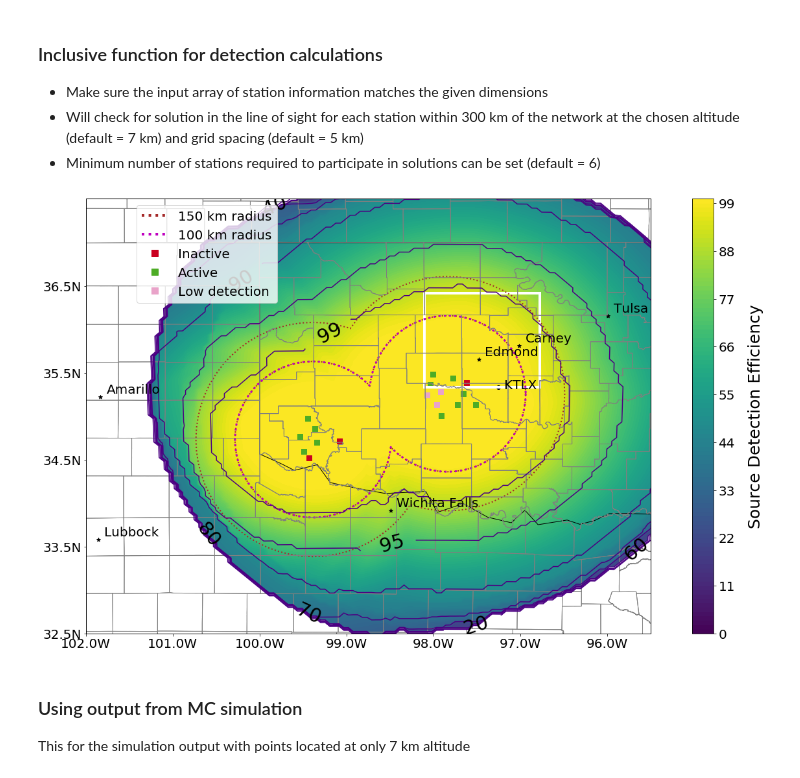
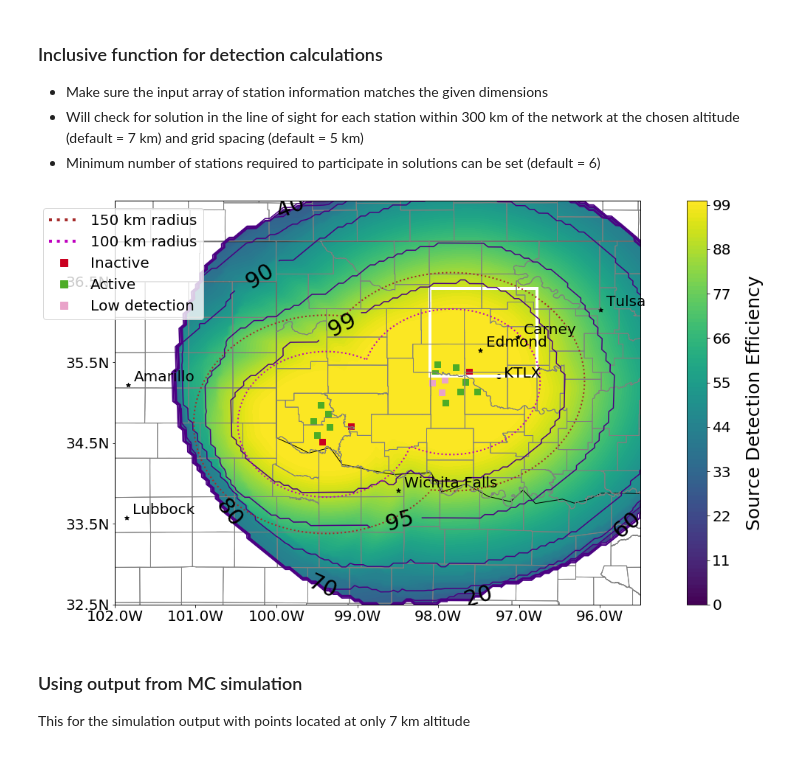
Before and after one commit to gewitterblitz/may19_2013_obs_analysis, a Jupyter notebook: notebooks/STBC_MWR_2020_Figure2.ipynb, the cells around one changed output. Saved outputs shown, nothing was run; the diff lists cells and outputs as text; code cells hidden in the pictures.

Commit message:
add files + data after revision round 2 (manuscript accepted)

```diff
--- a/notebooks/STBC_MWR_2020_Figure2.ipynb
+++ b/notebooks/STBC_MWR_2020_Figure2.ipynb
@@ -389,5 +198,13 @@ plt.rcParams["axes.labelpad"] = 20
 # %%
-plt.figure(figsize=(18,10))
+proj = ccrs.PlateCarree()
+poly_ctrl_lma1 = Polygon(transformed_coords(proj,lat=ctrl_lma_lat,lon=ctrl_lma_lon,radius=100e3))
+poly_ctrl_lma2 = Polygon(transformed_coords(proj,lat=ctrl_lma_lat,lon=ctrl_lma_lon,radius=150e3))
+
+poly_west_lma1 = Polygon(transformed_coords(proj,lat=west_lma_lat,lon=west_lma_lon,radius=100e3))
+poly_west_lma2 = Polygon(transformed_coords(proj,lat=west_lma_lat,lon=west_lma_lon,radius=150e3))
+
+
+fig = plt.figure(figsize=(18,10))
 ax = plt.axes(projection=ccrs.PlateCarree())
 
 plt.contourf(lonp, latp, np.ma.masked_where(sde<1, sde),
@@ -398,20 +215,6 @@ CS = plt.contour(lonp,latp,fde_a, colors='indigo',levels=(20,40,60,70,80,85,90,9
 plt.clabel(CS, inline=1, fontsize=30,fmt='%3.0f',colors='k',
            rightside_up=True)
 
-# plt.scatter(oklma_data[' lon'],oklma_data[' lat'],transform=ccrs.PlateCarree(),marker='s',color='k')
-# plt.tiss
-
-# ax.set_extent((-103, -90, 30, 40))
-states_provinces = cfeature.NaturalEarthFeature(
-    category='cultural',
-    name='admin_1_states_provinces_lines',
-    scale='110m',
-    facecolor='none')
-lakes = cfeature.NaturalEarthFeature(
-    category='physical',
-    name='lakes',
-    scale='110m',
-    facecolor='none')
 ax.add_feature(lakes, edgecolor='black', linewidth=1)
 ax.add_feature(cfeature.BORDERS, edgecolor='black', linewidth=1)
 ax.add_feature(states_provinces, edgecolor='black', linewidth=1)
@@ -428,64 +231,19 @@ lat_formatter = LatitudeFormatter(number_format='.1f',
 ax.xaxis.set_major_formatter(lon_formatter)
 ax.yaxis.set_major_formatter(lat_formatter)
 
-# -97.92471116526383 -97.71245321629227
-# 35.05899834975418 35.17228147915784
 
 # read US county shapefile to be overlaid on projected map
-reader = shpreader.Reader("/path/to/county.shp")
-
+reader = shpreader.Reader("/path/to/county_shapefile.shp")
 counties = list(reader.geometries())
 
 # idea to plot counties from # idea from https://stackoverflow.com/questions/51106763/county-boarders-in-cartopy
-
 COUNTIES = cfeature.ShapelyFeature(counties, ccrs.PlateCarree())
-
-# ax = plt.axes(projection=ccrs.PlateCarree())
-
-#
-
-pp1 = point_buff_on_globe(ctrl_lma_lat, ctrl_lma_lon, 100 * 1000)
-pp2 = point_buff_on_globe(west_lma_lat, west_lma_lon, 100 * 1000)
-combined_area1 = pp1.union(pp2)
-
-pp3 = point_buff_on_globe(ctrl_lma_lat, ctrl_lma_lon, 150 * 1000)
-pp4 = point_buff_on_globe(west_lma_lat, west_lma_lon, 150 * 1000)
-combined_area2 = pp3.union(pp4) - combined_area1
-
-
-geometry1 = ax.add_geometries(
-    [combined_area2],
-    crs=ccrs.PlateCarree(),
-    facecolor="None",
-    linestyle=':',
-    linewidth = 2,
-#     alpha=0.4,
-    edgecolor="brown",
-    label="2D mapping only",
-)
-
-geometry2 = ax.add_geometries(
-    [combined_area1],
-    crs=ccrs.PlateCarree(),
-    facecolor="None",
-    linestyle=':',
-    linewidth = 3,
-#     alpha=0.2,
-    edgecolor="m",
-    label="2D + 3D mapping",
-)
-
 ax.add_feature(COUNTIES, facecolor="none", edgecolor="gray")
-ax.set_extent([-102, -95.5, 32.5, 37.5])
 
 g1 = gdf[gdf.status == "NA"].plot(ax=ax, color="#ca0020", marker="s", markersize=50,label="Inactive")
 g2 = gdf[gdf.status == "A"].plot(ax=ax, color="#4dac26", marker="s", markersize=50,label="Active")
 g3 = gdf[gdf.status == "LOW"].plot(ax=ax, color="#e9a3c9", marker="s", markersize=50, label="Low detection")
 
-# geometry1.axes.legend(loc="best")
-
-# Now make a dummy object that looks as similar as possible
-from matplotlib.lines import Line2D
 
 legend_elements = [Line2D([0], [0], color='brown', lw=4, label='100 km',linestyle=':'),
                    Line2D([0], [0], color='m', lw=4, label='150 km',linestyle=':'),
@@ -498,9 +256,6 @@ legend_elements = [Line2D([0], [0], color='brown', lw=4, label='100 km',linestyl
 ax.legend((legend_elements[0],legend_elements[1],legend_elements[2],legend_elements[3],legend_elements[4]),
            ('150 km radius','100 km radius','Inactive','Active','Low detection'),
            bbox_to_anchor=(-0.15, 0.5, 0.5, 0.5), prop={'size': 20})
-
-
-# plt.legend(loc="upper right")
 
 ax.add_patch(patches.Rectangle(xy=[-98.10241203793976,35.33028567327827], width=1.3266096132191763,
                                height=1.0832816316229952,alpha=1,
@@ -530,34 +285,46 @@ for key, value in city_names_dict.items():
     cities_final.append(value)
 
 lon_koun = -97.46333
 lat_koun = 35.23611
 lon_ktlx = -97.2557
 lat_ktlx = 35.3331
 
 ax.scatter(lons_final, lats_final, transform=ccrs.PlateCarree(), marker="*", c="k")
 for i in range(len(cities_final)):
     ax.text(
         lons_final[i] + 0.07,
         lats_final[i] + 0.04,
         cities_final[i],
         transform=ccrs.PlateCarree(),
         fontsize=20,
     )
 
 ax.scatter(lon_ktlx, lat_ktlx, transform=ccrs.PlateCarree(), marker="o", c="k")
 ax.text(
     lon_ktlx + 0.07,
     lat_ktlx - 0.02,
     "KTLX",
     transform=ccrs.PlateCarree(),
     fontsize=20,
 )
 
+# add polygons for 100 and 150 km range for central OKLMA
+combined_area100 = PolygonPatch(poly_ctrl_lma1.union(poly_west_lma1), fc='None',
+                                ec='m', alpha=1, zorder=3, linestyle=':',linewidth=2)
+
+# add polygons for 100 and 150 km range for west OKLMA
+combined_area150 = PolygonPatch(poly_ctrl_lma2.union(poly_west_lma2), fc='None',
+                                ec='brown', alpha=1, zorder=3, linestyle=':',linewidth=2)
+
+ax.add_patch(combined_area100)
+ax.add_patch(combined_area150)
+
+ax.set_extent([-102, -95.5, 32.5, 37.5])
 
 plt.tight_layout()
 plt.show()
 # %% [output]
-[figure, old version]
+[figure, new version]
 # %% [markdown]
 ### Using output from MC simulation
 This for the simulation output with points located at only 7 km altitude
```
Also changed, not shown: parts of 18 cells of this notebook, 14 other files.
